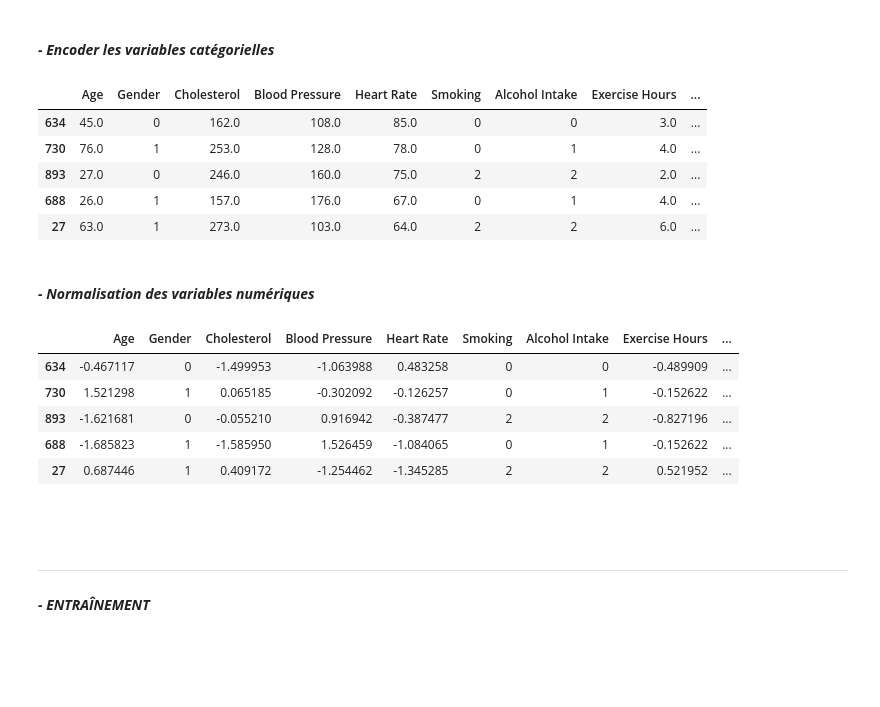
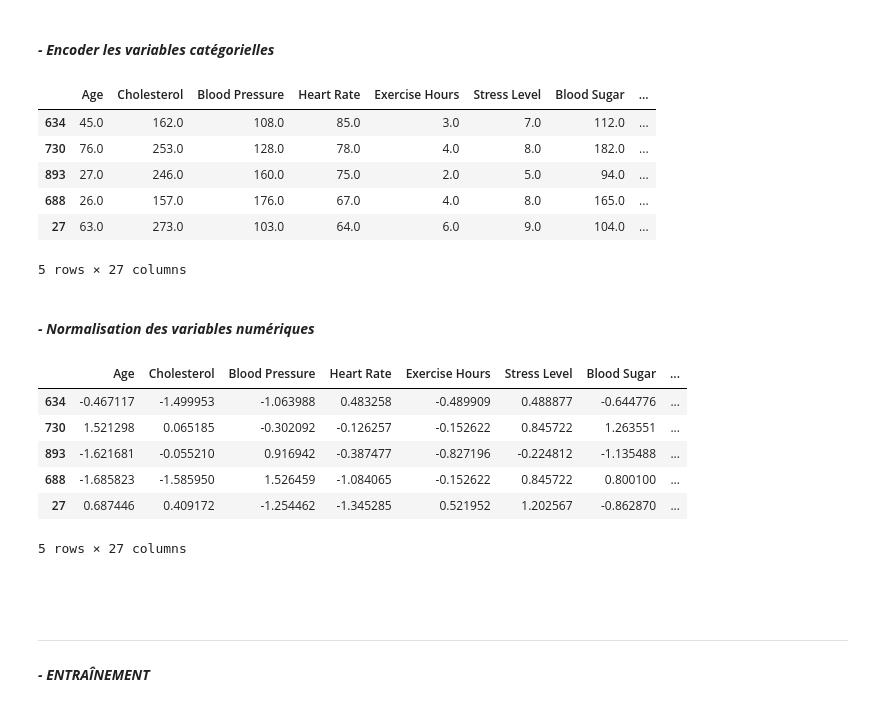
Before and after one commit to Jeathu/corai, a Jupyter notebook: notebooks/corai_expo.ipynb, the cells around one changed output. Drawn from its saved outputs; the diff is of its cells as text; code cells hidden in the pictures; blank space fills up the shorter version.

Commit message:
modifications dans le dossier preprocessing

```diff
--- a/notebooks/corai_expo.ipynb
+++ b/notebooks/corai_expo.ipynb
@@ -156,12 +157,12 @@ print(f"Colonnes catégorielles ({len(cols_categorielles)}): {cols_categorielles
 Colonnes numériques (7): ['Age', 'Cholesterol', 'Blood Pressure', 'Heart Rate', 'Exercise Hours', 'Stress Level', 'Blood Sugar']
 Colonnes catégorielles (8): ['Gender', 'Smoking', 'Alcohol Intake', 'Family History', 'Diabetes', 'Obesity', 'Exercise Induced Angina', 'Chest Pain Type']
 # %%
-from sklearn.preprocessing import LabelEncoder
+from sklearn.preprocessing import OneHotEncoder
 
 
 if y.dtype == 'object':
-    le = LabelEncoder()
-    y = le.fit_transform(y)
+    ohe = OneHotEncoder()
+    y = ohe.fit_transform(y.reshape(-1, 1)).toarray().ravel()
 # %% [markdown]
 <br>
 <br>
@@ -241,40 +242,44 @@ X_train_imputed.head()
 
 __*- Encoder les variables catégorielles*__
 # %%
-from sklearn.preprocessing import LabelEncoder
+from sklearn.preprocessing import OneHotEncoder
+
+
+
+
+def encoder_variables_categorielles(X_train, X_test, cols_categorielles):
+    encoder = OneHotEncoder(handle_unknown='ignore', sparse_output=False)
+
+
+    X_train_encoded = encoder.fit_transform(X_train[cols_categorielles])
+    X_test_encoded = encoder.transform(X_test[cols_categorielles])
+    feature_names = encoder.get_feature_names_out(cols_categorielles)
+
+    X_train_encoded = pd.DataFrame(X_train_encoded, columns=feature_names,index=X_train.index)
+    X_test_encoded = pd.DataFrame(X_test_encoded,columns=feature_names, index=X_test.index)
+
+
+    X_train_final = pd.concat([X_train.drop(columns=cols_categorielles),X_train_encoded], axis=1)
+    X_test_final = pd.concat([X_test.drop(columns=cols_categorielles),X_test_encoded], axis=1)
+    return X_train_final, X_test_final, encoder
 
 
 
 
 
-
-def encoder_variables_categorielles(X_train, X_test, cols_categorielles):
-    X_train_encoded = X_train.copy()
-    X_test_encoded = X_test.copy()
-    label_encoders = {}
-
-    for col in cols_categorielles:
-        label_encoders[col] = LabelEncoder()
-        X_train_encoded[col] = label_encoders[col].fit_transform(X_train[col])
-        X_test_encoded[col] = label_encoders[col].transform(X_test[col])
-
-    return X_train_encoded, X_test_encoded, label_encoders
-
-
-
-
-X_train_encoded, X_test_encoded, label_encoders = encoder_variables_categorielles(
+X_train_encoded, X_test_encoded, encoder = encoder_variables_categorielles(
     X_train_imputed, X_test_imputed, cols_categorielles
 )
 
 X_train_encoded.head()
 # %% [output]
-|  | Age | Gender | Cholesterol | Blood Pressure | Heart Rate | Smoking | Alcohol Intake | Exercise Hours | ... |
-| 634 | 45.0 | 0 | 162.0 | 108.0 | 85.0 | 0 | 0 | 3.0 | ... |
-| 730 | 76.0 | 1 | 253.0 | 128.0 | 78.0 | 0 | 1 | 4.0 | ... |
-| 893 | 27.0 | 0 | 246.0 | 160.0 | 75.0 | 2 | 2 | 2.0 | ... |
-| 688 | 26.0 | 1 | 157.0 | 176.0 | 67.0 | 0 | 1 | 4.0 | ... |
-| 27 | 63.0 | 1 | 273.0 | 103.0 | 64.0 | 2 | 2 | 6.0 | ... |
+|  | Age | Cholesterol | Blood Pressure | Heart Rate | Exercise Hours | Stress Level | Blood Sugar | ... |
+| 634 | 45.0 | 162.0 | 108.0 | 85.0 | 3.0 | 7.0 | 112.0 | ... |
+| 730 | 76.0 | 253.0 | 128.0 | 78.0 | 4.0 | 8.0 | 182.0 | ... |
+| 893 | 27.0 | 246.0 | 160.0 | 75.0 | 2.0 | 5.0 | 94.0 | ... |
+| 688 | 26.0 | 157.0 | 176.0 | 67.0 | 4.0 | 8.0 | 165.0 | ... |
+| 27 | 63.0 | 273.0 | 103.0 | 64.0 | 6.0 | 9.0 | 104.0 | ... |
+5 rows × 27 columns
 # %% [markdown]
 <br>
 
@@ -305,12 +310,13 @@ X_train_scaled, X_test_scaled, scaler = scale_numeriques(
 
 X_train_scaled.head()
 # %% [output]
-|  | Age | Gender | Cholesterol | Blood Pressure | Heart Rate | Smoking | Alcohol Intake | Exercise Hours | ... |
-| 634 | -0.467117 | 0 | -1.499953 | -1.063988 | 0.483258 | 0 | 0 | -0.489909 | ... |
-| 730 | 1.521298 | 1 | 0.065185 | -0.302092 | -0.126257 | 0 | 1 | -0.152622 | ... |
-| 893 | -1.621681 | 0 | -0.055210 | 0.916942 | -0.387477 | 2 | 2 | -0.827196 | ... |
-| 688 | -1.685823 | 1 | -1.585950 | 1.526459 | -1.084065 | 0 | 1 | -0.152622 | ... |
-| 27 | 0.687446 | 1 | 0.409172 | -1.254462 | -1.345285 | 2 | 2 | 0.521952 | ... |
+|  | Age | Cholesterol | Blood Pressure | Heart Rate | Exercise Hours | Stress Level | Blood Sugar | ... |
+| 634 | -0.467117 | -1.499953 | -1.063988 | 0.483258 | -0.489909 | 0.488877 | -0.644776 | ... |
+| 730 | 1.521298 | 0.065185 | -0.302092 | -0.126257 | -0.152622 | 0.845722 | 1.263551 | ... |
+| 893 | -1.621681 | -0.055210 | 0.916942 | -0.387477 | -0.827196 | -0.224812 | -1.135488 | ... |
+| 688 | -1.685823 | -1.585950 | 1.526459 | -1.084065 | -0.152622 | 0.845722 | 0.800100 | ... |
+| 27 | 0.687446 | 0.409172 | -1.254462 | -1.345285 | 0.521952 | 1.202567 | -0.862870 | ... |
+5 rows × 27 columns
 # %% [markdown]
 <br>
 <br>
```
Also changed, not shown: parts of 8 cells of this notebook, 10 other files.
